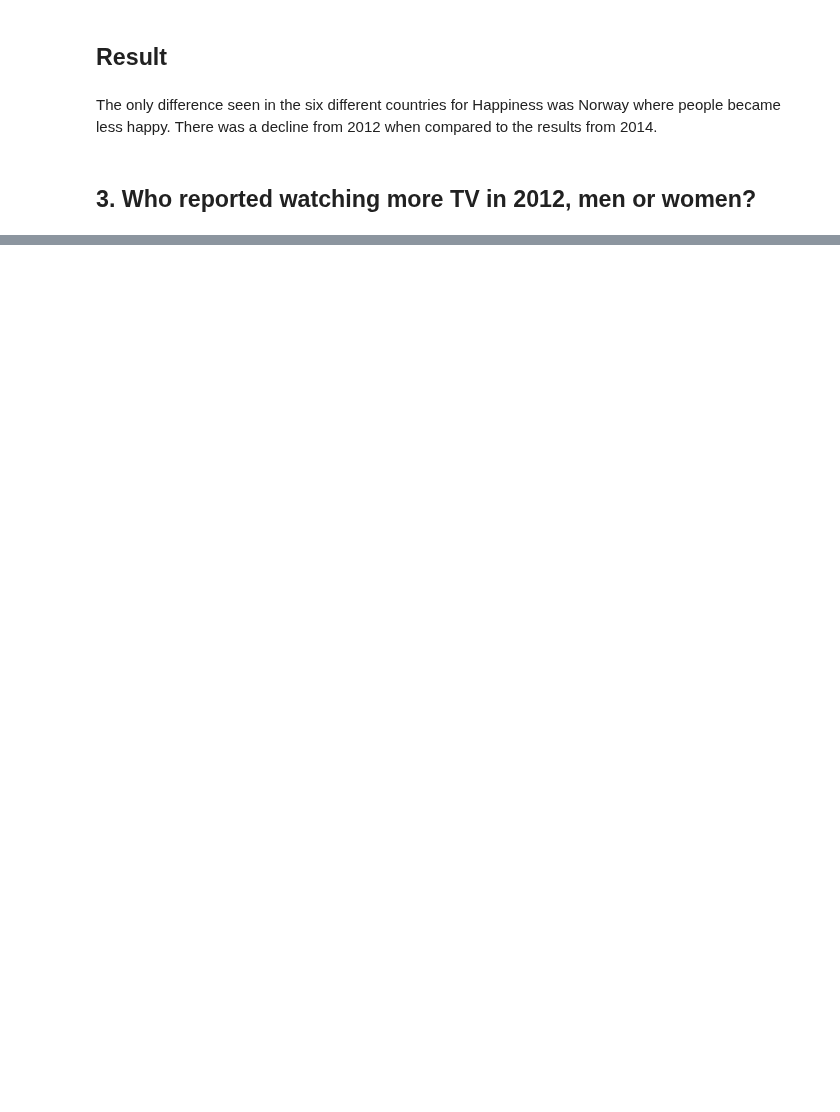
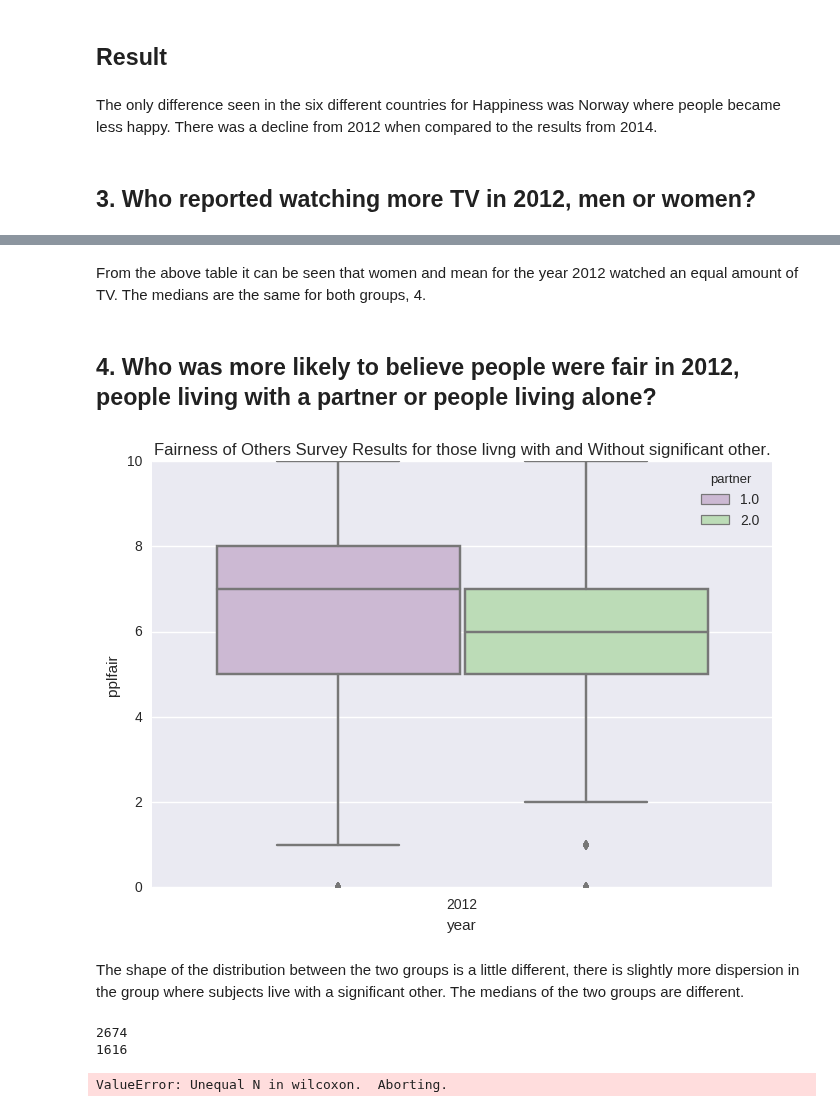
Before and after one commit to 315iah515/Thinkful-Notebooks, a Jupyter notebook: Bootcamp/Drill_WhatTestToUse.ipynb, the cells around one changed output, grey strips where cells are left out. Drawn from its saved outputs; the diff is of its cells as text; code cells hidden in the pictures; blank space fills up the shorter version.

```diff
--- a/Bootcamp/Drill_WhatTestToUse.ipynb
+++ b/Bootcamp/Drill_WhatTestToUse.ipynb
@@ -352,0 +412,25 @@ The only difference seen in the six different countries for Happiness was Norway
+# %% [markdown]
+From the above table it can be seen that women and mean for the year 2012 watched an equal amount of TV. The medians are the same for both groups, 4.
+# %% [markdown]
+## 4. Who was more likely to believe people were fair in 2012, people living with a partner or people living alone?
+# %%
+lives_with_other = survey_data.query('year == 2012').query('partner == 1.0')
+does_not_live_with_other = survey_data.query('year == 2012').query('partner == 2.0')
+
+sb.boxplot(x="year", y="pplfair", hue="partner", data=survey_data.query('year == 2012'), palette="PRGn")
+sb.plt.title('Fairness of Others Survey Results for those livng with and Without significant other.')
+plt.show()
+# %% [output]
+[figure, added]
+# %% [markdown]
+The shape of the distribution between the two groups is a little different, there is slightly more dispersion in the group where subjects live with a significant other.  The medians of the two groups are different.
+# %%
+# Determining if there is a significant difference in the two groups in how they responsed to the Fairness of
+# others survey.
+print(len(lives_with_other.pplfair))
+print(len(does_not_live_with_other.pplfair))
+stats.wilcoxon(lives_with_other.pplfair, does_not_live_with_other.pplfair)
+# %% [output]
+2674
+1616
+ValueError: Unequal N in wilcoxon.  Aborting.
```
Also changed, not shown: parts of 23 cells of this notebook.
